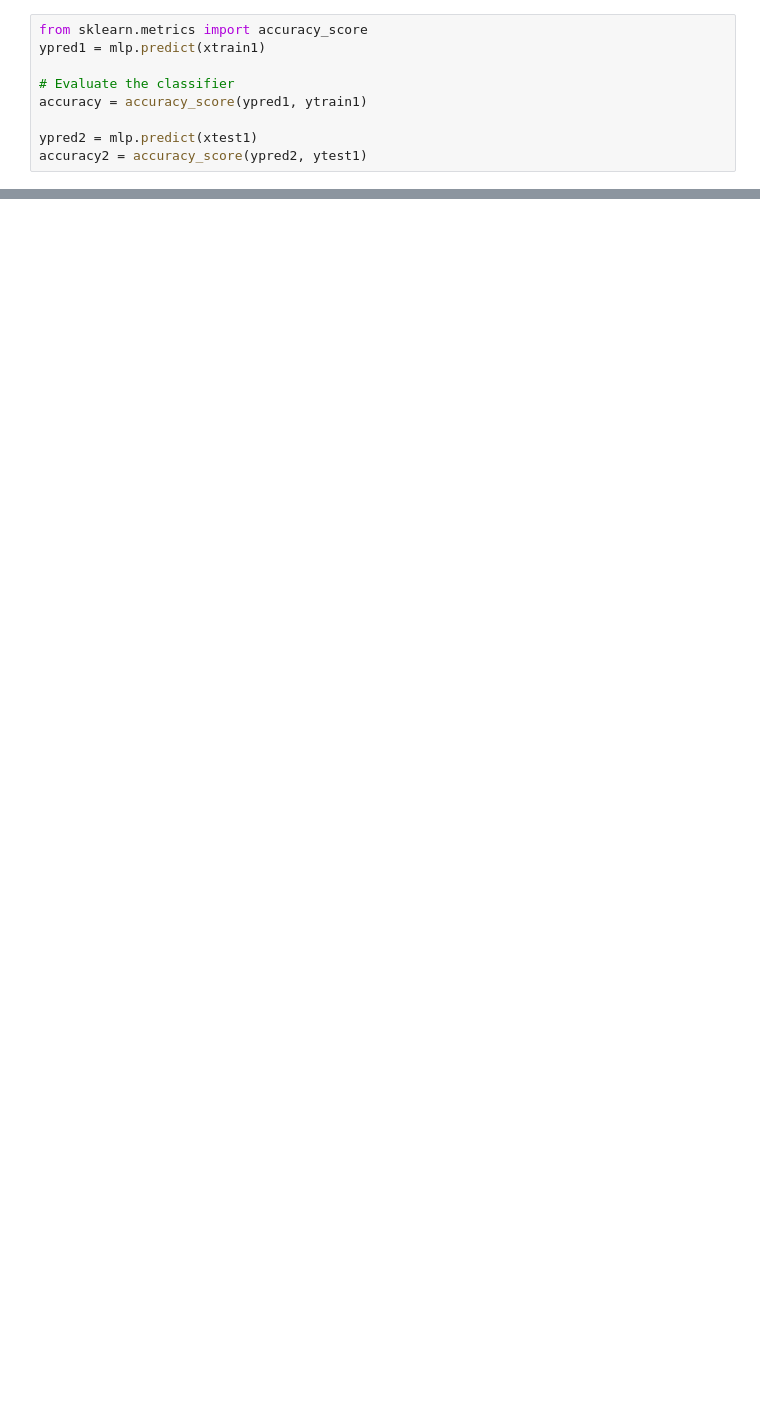
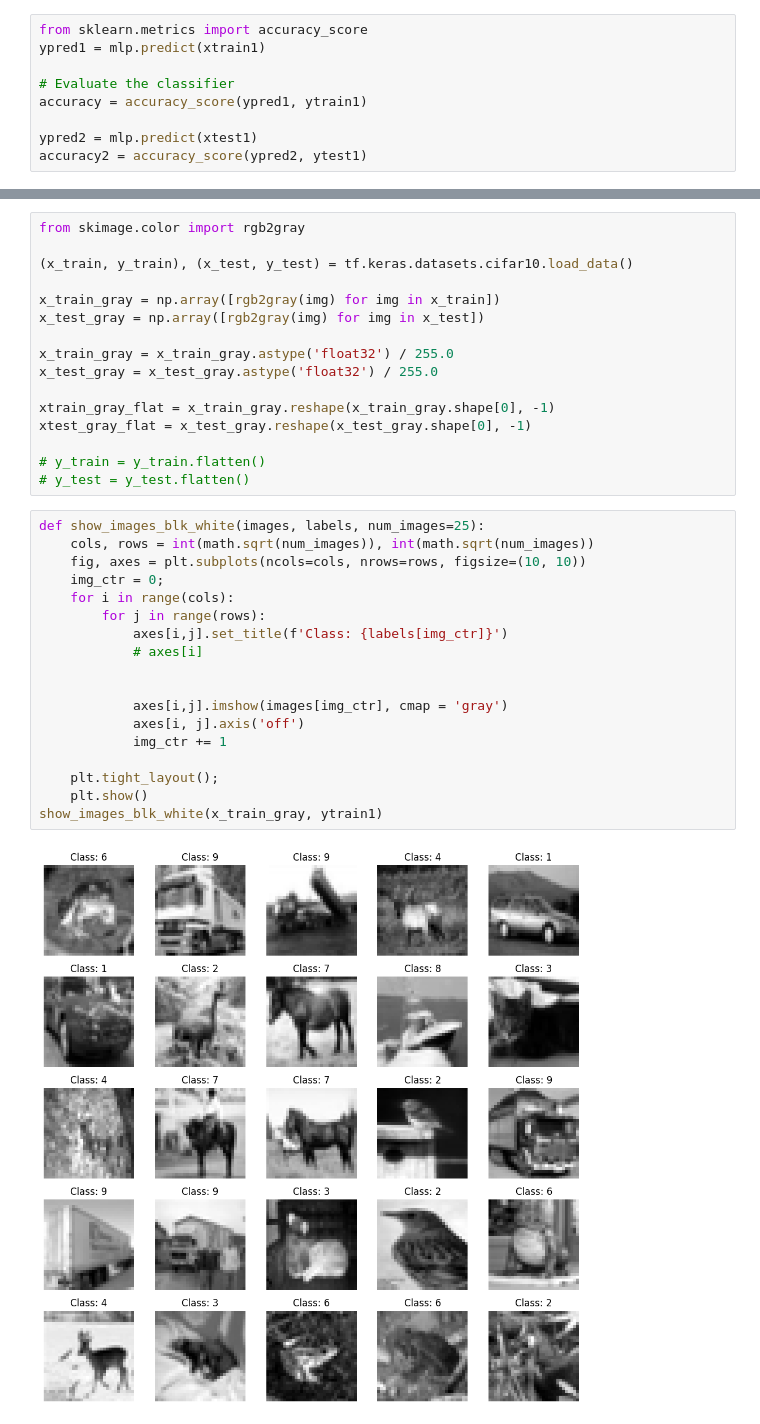
Before and after one commit to 26dre/178_final, a Jupyter notebook: NeuralNetworks.ipynb, the cells around one changed output, grey strips where cells are left out. Cells and saved outputs as stored; diff of their text form; blank space fills up the shorter version.

```diff
--- a/NeuralNetworks.ipynb
+++ b/NeuralNetworks.ipynb
@@ -197,0 +204,36 @@ plt.show()
+# %%
+from skimage.color import rgb2gray
+
+(x_train, y_train), (x_test, y_test) = tf.keras.datasets.cifar10.load_data()
+
+x_train_gray = np.array([rgb2gray(img) for img in x_train])
+x_test_gray = np.array([rgb2gray(img) for img in x_test])
+
+x_train_gray = x_train_gray.astype('float32') / 255.0
+x_test_gray = x_test_gray.astype('float32') / 255.0
+
+xtrain_gray_flat = x_train_gray.reshape(x_train_gray.shape[0], -1)
+xtest_gray_flat = x_test_gray.reshape(x_test_gray.shape[0], -1)
+
+# y_train = y_train.flatten()
+# y_test = y_test.flatten()
+# %%
+def show_images_blk_white(images, labels, num_images=25):
+    cols, rows = int(math.sqrt(num_images)), int(math.sqrt(num_images))
+    fig, axes = plt.subplots(ncols=cols, nrows=rows, figsize=(10, 10))
+    img_ctr = 0;
+    for i in range(cols):
+        for j in range(rows):
+            axes[i,j].set_title(f'Class: {labels[img_ctr]}')
+            # axes[i]
+
+
+            axes[i,j].imshow(images[img_ctr], cmap = 'gray')
+            axes[i, j].axis('off')
+            img_ctr += 1
+
+    plt.tight_layout();
+    plt.show()
+show_images_blk_white(x_train_gray, ytrain1)
+# %% [output]
+[figure, added]
```
Also changed, not shown: parts of 20 cells of this notebook.
